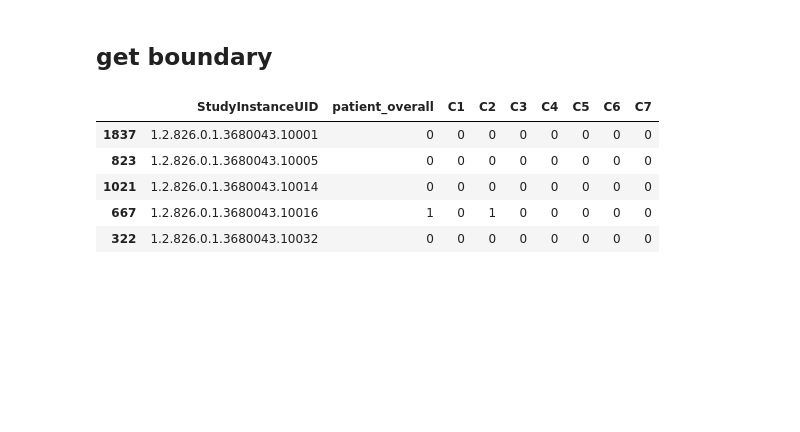
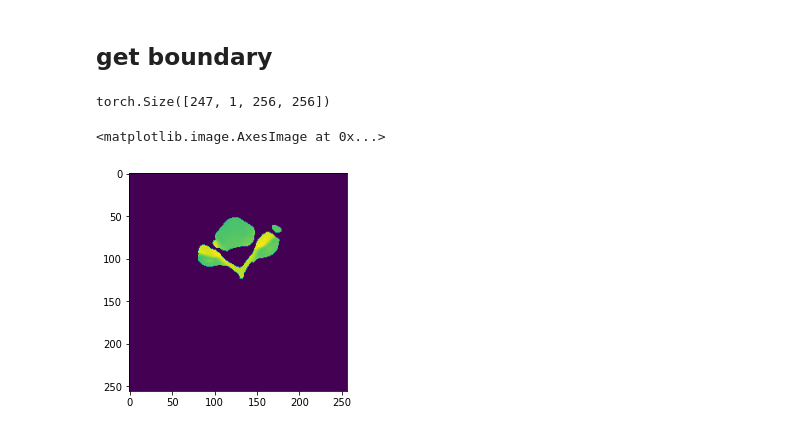
Before and after one commit to ghty011/cervical_spine, a Jupyter notebook: final/submit_axial_detection_2.ipynb, the cells around one changed output. Saved outputs shown, nothing was run; the diff lists cells and outputs as text; code cells hidden in the pictures; blank space fills up the shorter version.

```diff
--- a/final/submit_axial_detection_2.ipynb
+++ b/final/submit_axial_detection_2.ipynb
@@ -154,14 +220,3 @@ def calculate_aspect(image_positions, pixel_spacings):
 # %% [markdown]
 ## get boundary
-# %%
-from efficientunet import *
-def get_axial_segmentation_model(checkpoint):
-    model = get_efficientunet_b5(out_channels=2, concat_input=True, pretrained=True)
-
-    state = torch.load(os.path.join(DATA_DIR, 'checkpoint', checkpoint))
-    model.load_state_dict(state["model"])
-    model.eval()
-    return model.to(device)
-
-model = get_axial_segmentation_model(segmentation_checkpoint)
 # %%
@@ -222,40 +256,37 @@ seg_transform = AxialSegmentationTransform(256)
 # %%
 @torch.no_grad()
 def predict_seg(x, model):
+    """
+    return: N x 1 x H x W
+    """
     x = x.to(device)
     logits = model(x)
 
     classification_score, mse_score = logits.sigmoid().chunk(2, dim=1)
     classification_pred = classification_score.gt(0.5).float()
-    pred = (classification_pred * mse_score).cpu().numpy()
+    pred = (classification_pred * mse_score).cpu()
 
     return pred
 # %%
+@torch.no_grad()
+def seg_patient(imgs_tensor, model, batch_size=16):
 
-def seg_patient(UID):
-    for i in tqdm(range(280)):
-        axial_index = i
-        img = Image.open(os.path.join(IMAGES_DIR, UID, f'{i}.jpeg'))
-        x = transform(img).unsqueeze(0).to(device)
-        label = predict(x, model)
-        label = np.round(label / 0.125) * 0.125
-        label = label.squeeze()
-        class_label = np.mean(label[label > 0])
-        class_label_list.append(class_label)
-        xmin, ymin, xmax, ymax = get_axial_boundary(label, pixel_spacing, throw=50, tol=0.2, max_mm=50)
-        axs[i//10, i % 10].imshow(label, cmap='nipy_spectral')
-        axs[i//10, i % 10].axvline(xmin)
-        axs[i//10, i % 10].axvline(xmax)
-        axs[i//10, i % 10].axhline(ymin)
-        axs[i//10, i % 10].axhline(ymax)
-        axs[i//10, i % 10].set_title(class_label)
+    seg_result = []
+    for i in range(math.ceil(imgs_tensor.shape[0] / batch_size)):
+        batch_tensor = imgs_tensor[i * batch_size : i * batch_size + batch_size]
+        batch_tensor = torch.stack((batch_tensor, batch_tensor, batch_tensor), axis=1)
+        batch_tensor = TF.resize(batch_tensor, (256, 256))
+        # print(batch_tensor.shape)
+
+        seg = predict_seg(batch_tensor, model)
+        seg_result.append(seg)
+
+    return torch.cat(seg_result, axis=0)
+
+seg_result = seg_patient(imgs_tensor, seg_model)
+print(seg_result.shape)
+plt.imshow(seg_result[seg_result.shape[0] // 2, 0, :, :])
+# %% [output]
+torch.Size([247, 1, 256, 256])
+<matplotlib.image.AxesImage at 0x...>
+[figure, added]
-# %%
-train_df = pd.read_csv(os.path.join(DATA_DIR, 'train.csv')).sort_values('StudyInstanceUID')
-train_df.head()
-# %% [output]
-|  | StudyInstanceUID | patient_overall | C1 | C2 | C3 | C4 | C5 | C6 | C7 |
-| 1837 | 1.2.826.0.1.3680043.10001 | 0 | 0 | 0 | 0 | 0 | 0 | 0 | 0 |
-| 823 | 1.2.826.0.1.3680043.10005 | 0 | 0 | 0 | 0 | 0 | 0 | 0 | 0 |
-| 1021 | 1.2.826.0.1.3680043.10014 | 0 | 0 | 0 | 0 | 0 | 0 | 0 | 0 |
-| 667 | 1.2.826.0.1.3680043.10016 | 1 | 0 | 1 | 0 | 0 | 0 | 0 | 0 |
-| 322 | 1.2.826.0.1.3680043.10032 | 0 | 0 | 0 | 0 | 0 | 0 | 0 | 0 |
```
Also changed, not shown: parts of 22 cells of this notebook, 1 other file.
